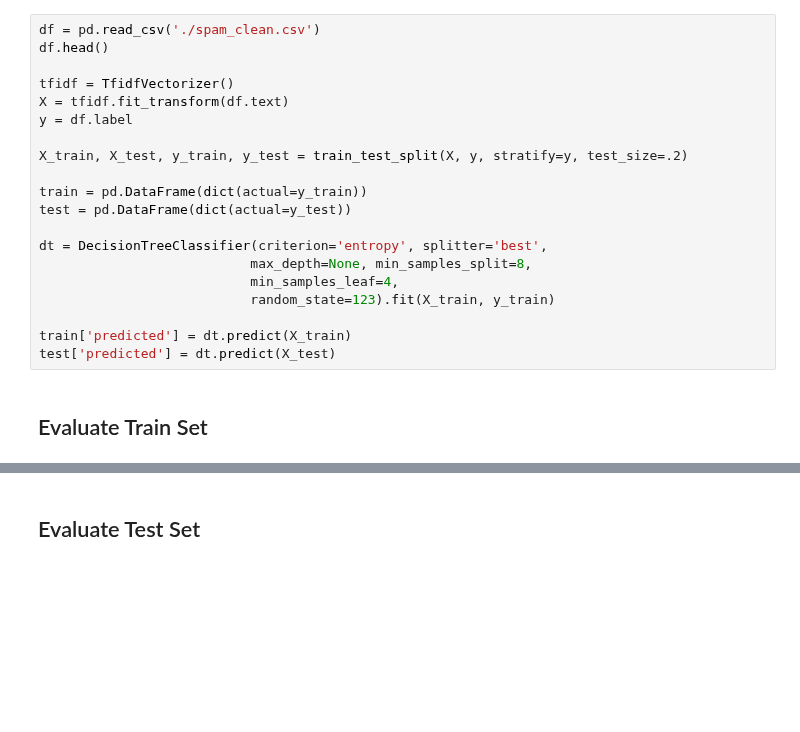
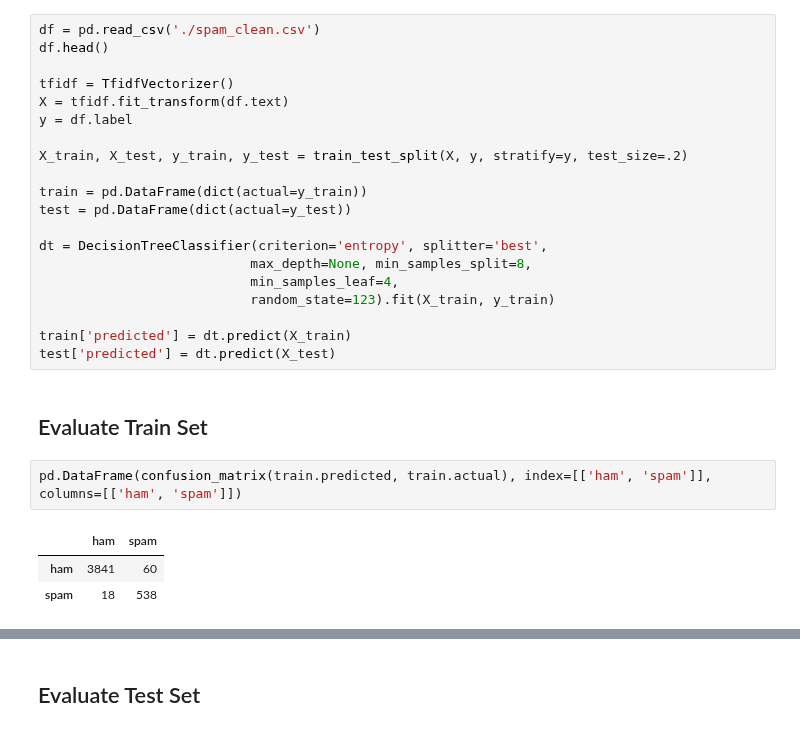
Before and after one commit to faithkane3/ds-methodologies-exercises, a Jupyter notebook: nlp/model.ipynb, the cells around one changed output, grey strips where cells are left out. Drawn from its saved outputs; the diff is of its cells as text; blank space fills up the shorter version.

```diff
--- a/nlp/model.ipynb
+++ b/nlp/model.ipynb
@@ -826,6 +838,12 @@ train['predicted'] = dt.predict(X_train)
 test['predicted'] = dt.predict(X_test)
 # %% [markdown]
 ## Evaluate Train Set
+# %%
+pd.DataFrame(confusion_matrix(train.predicted, train.actual), index=[['ham', 'spam']], columns=[['ham', 'spam']])
+# %% [output]
+|  | ham | spam |
+| ham | 3841 | 60 |
+| spam | 18 | 538 |
 # %%
 print('Decision Tree Train Accuracy: {:.2%}'.format(accuracy_score(train.actual, train.predicted)))
 print('---')
```
Also changed, not shown: parts of 32 cells of this notebook.
